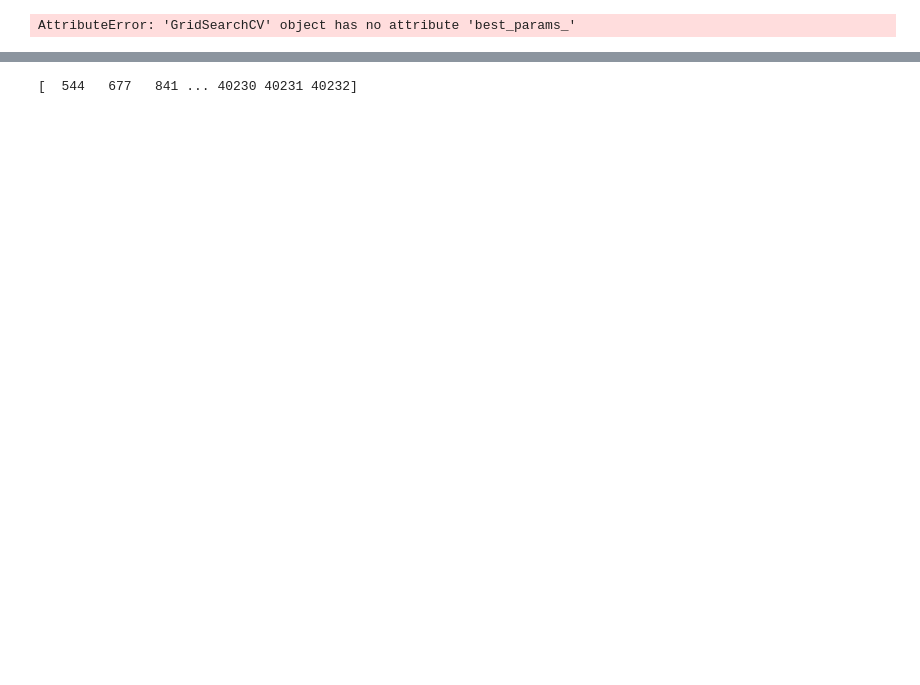
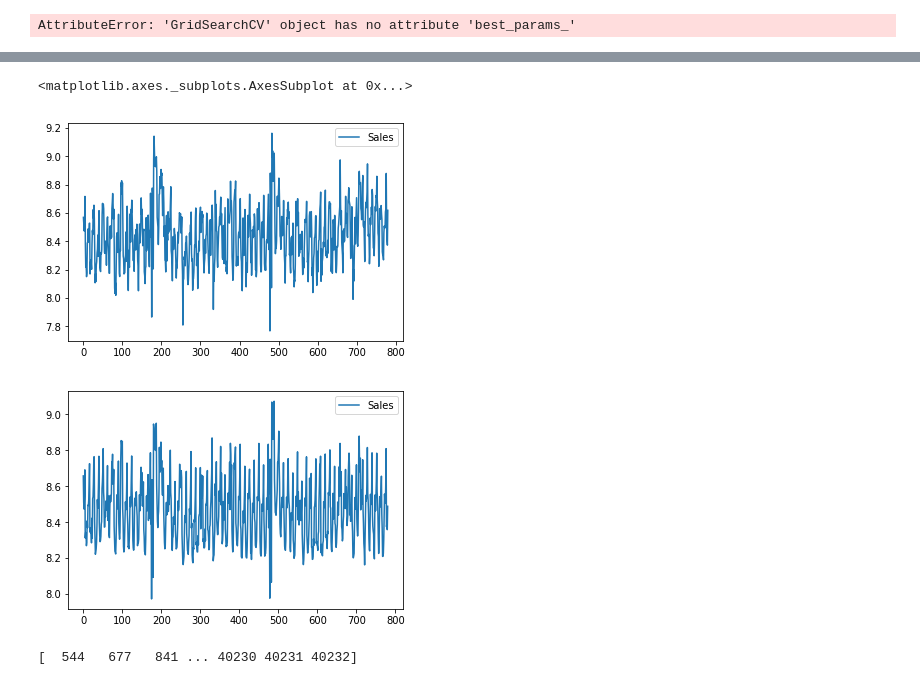
Before and after one commit to yiikai/rosman_predict, a Jupyter notebook: RosMan.ipynb, the cells around one changed output, grey strips where cells are left out. Drawn from its saved outputs; the diff is of its cells as text; code cells hidden in the pictures; blank space fills up the shorter version.

```diff
--- a/RosMan.ipynb
+++ b/RosMan.ipynb
@@ -522,0 +378,12 @@ xgb.plot_importance(gbm2)
+# %%
+#获取商店1号的真实数据和预测数据
+val_train,val_store,val_test = load_data(Dataset_dir)
+val_train = val_train[val_train['Open'] != 0]
+val_train = pd.merge(val_train, val_store, on='Store')
+test_train = val_train[val_train.Store == 1]
+train_val1 = pd.DataFrame(test_train,columns=['Sales'])
+train_val1 = np.log1p(train_val1)
+build_feature(test_train,True)
+test_train.drop('Sales',axis=1,inplace=True)
+pred = estimator.predict(test_train)
+train_val2 = pd.DataFrame(pred,columns=['Sales'])
@@ -523,3 +422,10 @@ xgb.plot_importance(gbm2)
+# %%
+train_val1.plot.line()
+train_val2.plot.line()
+# %% [output]
+<matplotlib.axes._subplots.AxesSubplot at 0x...>
+[figure, added]
+[figure, added]
 # %%
 #预测测试数据
 regetTest = pd.read_csv("./test.csv")
```
Also changed, not shown: parts of 11 cells of this notebook, 3 other files.
